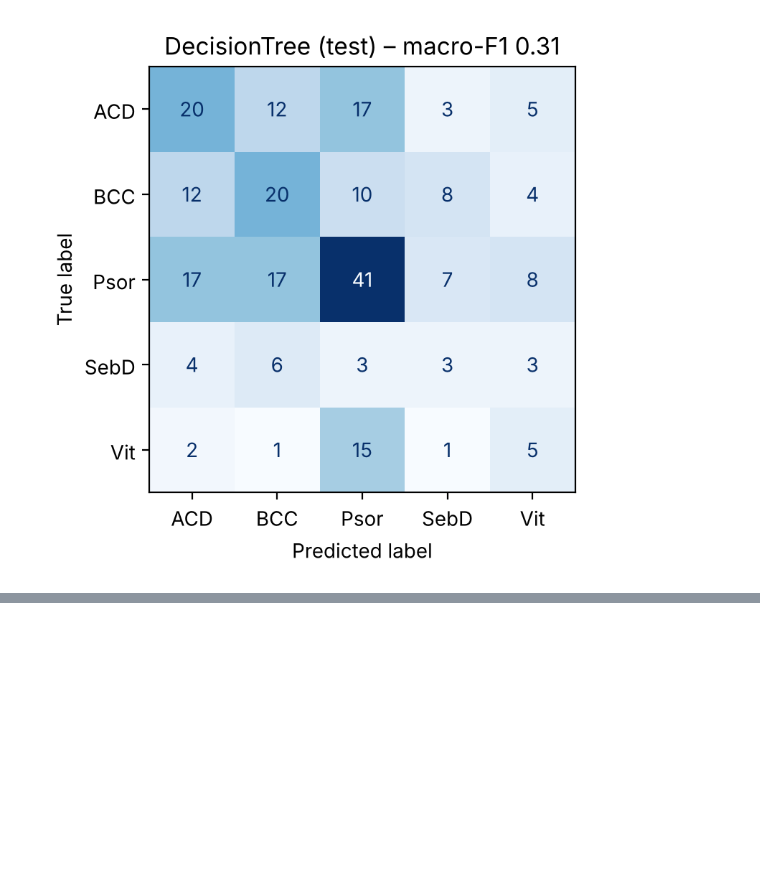
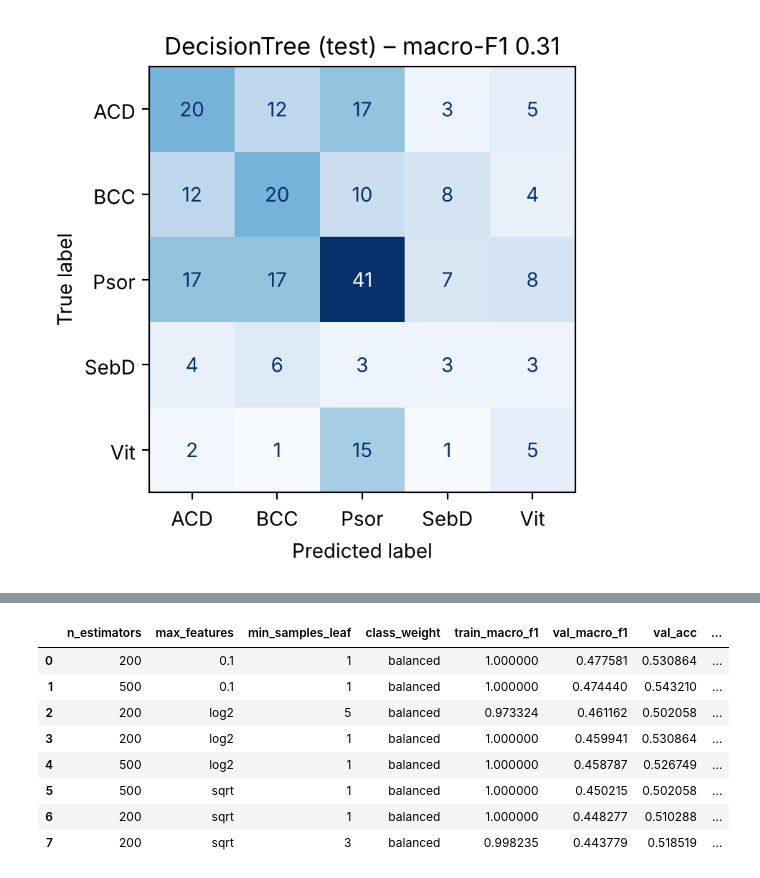
Before and after one commit to Cyrix7/f21dl-2026-27-UG-group-15, a Jupyter notebook: notebooks/R3_decision_tree_random_forest.ipynb, the cells around one changed output, grey strips where cells are left out. Cells and saved outputs as stored; diff of their text form; code cells hidden in the pictures; blank space fills up the shorter version.

```diff
--- a/notebooks/R3_decision_tree_random_forest.ipynb
+++ b/notebooks/R3_decision_tree_random_forest.ipynb
@@ -186,0 +196,19 @@ allergic contact dermatitis      0.364     0.351     0.357        57
+# %%
+# random forest grid search on the validation set
+from sklearn.ensemble import RandomForestClassifier
+
+rf_grid = [dict(n_estimators=n, max_features=mf, min_samples_leaf=l, class_weight=cw)
+           for n, mf, l, cw in product([200, 500], ["sqrt", "log2", 0.1], [1, 3, 5], ["balanced", "balanced_subsample"])]
+make_rf = lambda **p: RandomForestClassifier(random_state=RANDOM_STATE, n_jobs=-1, **p)
+rf_search = tune_on_val(make_rf, rf_grid, "RandomForest")
+rf_search.head(8)
+# %% [output]
+|  | n_estimators | max_features | min_samples_leaf | class_weight | train_macro_f1 | val_macro_f1 | val_acc | ... |
+| 0 | 200 | 0.1 | 1 | balanced | 1.000000 | 0.477581 | 0.530864 | ... |
+| 1 | 500 | 0.1 | 1 | balanced | 1.000000 | 0.474440 | 0.543210 | ... |
+| 2 | 200 | log2 | 5 | balanced | 0.973324 | 0.461162 | 0.502058 | ... |
+| 3 | 200 | log2 | 1 | balanced | 1.000000 | 0.459941 | 0.530864 | ... |
+| 4 | 500 | log2 | 1 | balanced | 1.000000 | 0.458787 | 0.526749 | ... |
+| 5 | 500 | sqrt | 1 | balanced | 1.000000 | 0.450215 | 0.502058 | ... |
+| 6 | 200 | sqrt | 1 | balanced | 1.000000 | 0.448277 | 0.510288 | ... |
+| 7 | 200 | sqrt | 3 | balanced | 0.998235 | 0.443779 | 0.518519 | ... |
```
Also changed, not shown: parts of 6 cells of this notebook.
